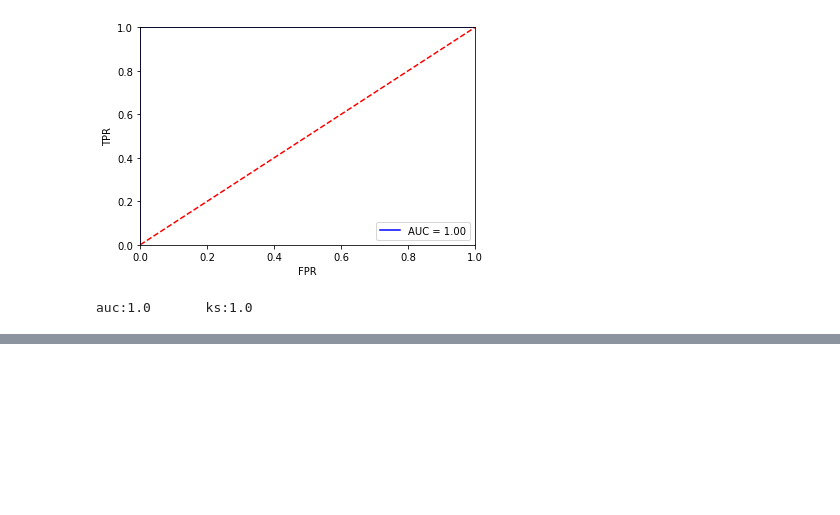
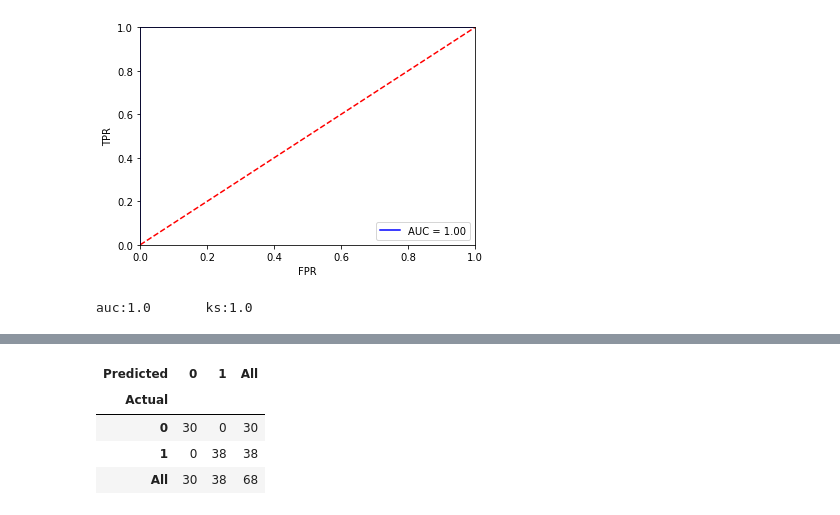
Before and after one commit to Varun-Naik/Alzheimers-Prediction-Application, a Jupyter notebook: Alzheimer's ML Model 2.0.ipynb, the cells around one changed output, grey strips where cells are left out. Drawn from its saved outputs; the diff is of its cells as text; code cells hidden in the pictures; blank space fills up the shorter version.

```diff
--- a/Alzheimer's ML Model 2.0.ipynb
+++ b/Alzheimer's ML Model 2.0.ipynb
@@ -470,3 +506,11 @@ auc:1.0       ks:1.0
+# %%
+pd.crosstab(y_test, y_pred, rownames = ['Actual'], colnames =['Predicted'], margins = True)
+# %% [output]
+| Predicted | 0 | 1 | All |
+| Actual |  |  |  |
+| 0 | 30 | 0 | 30 |
+| 1 | 0 | 38 | 38 |
+| All | 30 | 38 | 68 |
 # %%
 # Generating pickle file for the ML model
 with open('trained_model-2.0.0.pkl','wb') as f:
```
Also changed, not shown: parts of 6 cells of this notebook, 4 other files.
